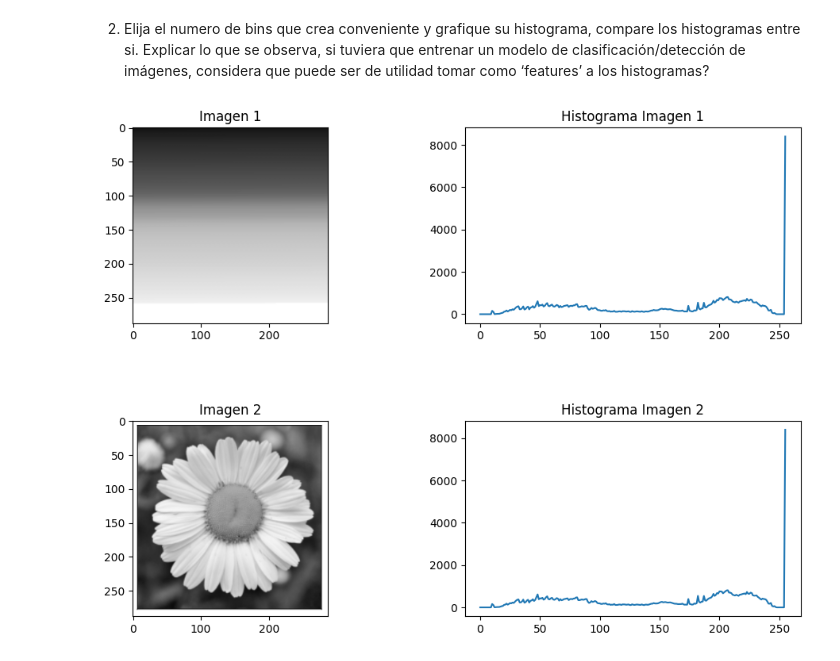
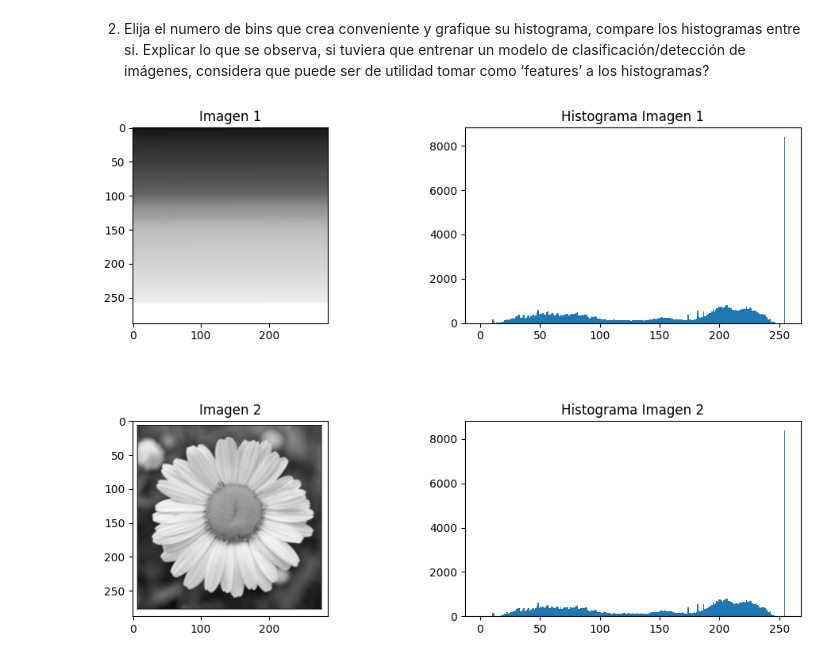
Before and after one commit to JoseMix/VC1, a Jupyter notebook: TP1/TP1.ipynb, the cells around one changed output. Drawn from its saved outputs; the diff is of its cells as text; code cells hidden in the pictures.

Commit message:
cambios histogramas y conclusiones punto 2

```diff
--- a/TP1/TP1.ipynb
+++ b/TP1/TP1.ipynb
@@ -128,29 +128,31 @@ sv.plot_images_grid(
 # %%
 fig = plt.figure(figsize=(12, 8))
 
 # Imagen 1
 ax1=plt.subplot(221)
 ax1.imshow(img1, cmap='gray', vmin=0, vmax=255)
 ax1.set_title('Imagen 1')
 
-hist1 = cv.calcHist([img1],[0],None,[256],[0,256])
+#hist1 = cv.calcHist([img1],[0],None,[8],[0,255])
 ax2=plt.subplot(222)
 ax2.set_title('Histograma Imagen 1')
-ax2.plot(hist1)
+#ax2.plot(hist1)
+ax2.hist(img1.ravel(), bins=256, range=[0,255])
 
 
 # Imagen 2
 ax3=plt.subplot(223)
 ax3.imshow(img2, cmap='gray', vmin=0, vmax=255)
 ax3.set_title('Imagen 2')
 
-hist2 = cv.calcHist([img2],[0],None,[256],[0,256])
+#hist2 = cv.calcHist([img2],[0],None,[8],[0,255])
 ax4=plt.subplot(224)
 ax4.set_title('Histograma Imagen 2')
-ax4.plot(hist2)
+#ax4.plot(hist2)
+ax4.hist(img2.ravel(), bins=256, range=[0,255])
 
 plt.subplots_adjust(hspace=0.5)
 
 plt.show()
 # %% [output]
-[figure, old version]
+[figure, new version]
```
Also changed, not shown: parts of 3 cells of this notebook.
